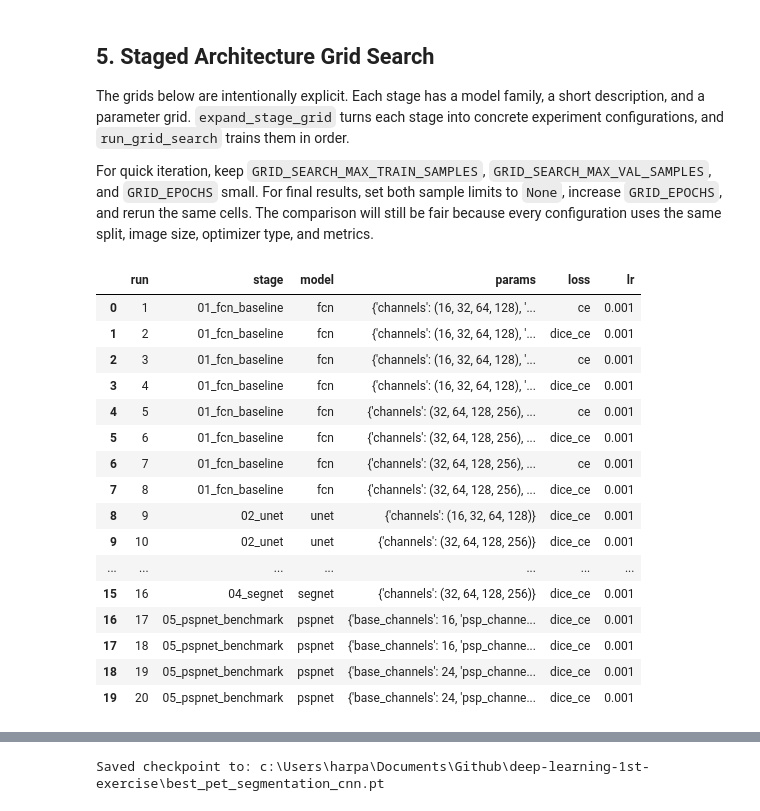
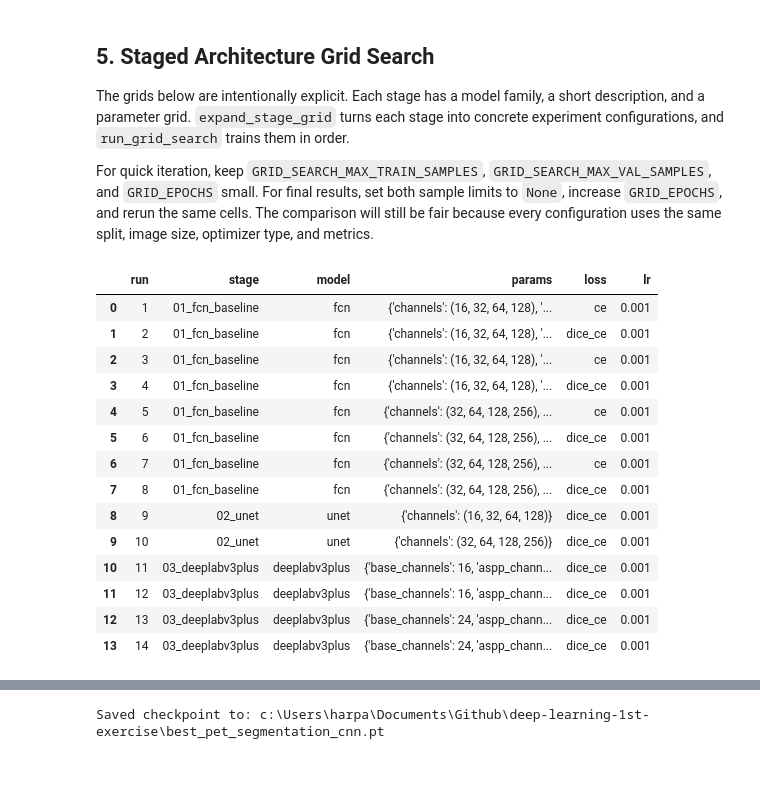
Before and after one commit to harpap/deep-learning-1st-exercise, a Jupyter notebook: cnn_project.ipynb, the cells around one changed output, grey strips where cells are left out. Drawn from its saved outputs; the diff is of its cells as text; code cells hidden in the pictures; blank space fills up the shorter version.

```diff
--- a/cnn_project.ipynb
+++ b/cnn_project.ipynb
@@ -933,28 +828,6 @@ GRID_SEARCH_STAGES = [
             aspp_channels=[64, 96],
             decoder_channels=[96],
             low_channels=[32],
-            lr=[1e-3],
-            weight_decay=[1e-4],
-            loss_name=["dice_ce"],
-        ),
-    },
-    {
-        "stage": "04_segnet",
-        "model_name": "segnet",
-        "grid": OrderedDict(
-            channels=[(16, 32, 64, 128), (32, 64, 128, 256)],
-            lr=[1e-3],
-            weight_decay=[1e-4],
-            loss_name=["dice_ce"],
-        ),
-    },
-    {
-        "stage": "05_pspnet_benchmark",
-        "model_name": "pspnet",
-        "grid": OrderedDict(
-            base_channels=[16, 24],
-            psp_channels=[96, 128],
-            pool_channels=[32],
             lr=[1e-3],
             weight_decay=[1e-4],
             loss_name=["dice_ce"],
@@ -1003,39 +876,37 @@ def all_grid_configs(stages=GRID_SEARCH_STAGES):
 
 
 configs_preview = [
     {
         "run": index + 1,
         "stage": config["stage"],
         "model": config["model_name"],
         "params": config["model_kwargs"],
         "loss": config["loss_name"],
         "lr": config["lr"],
     }
     for index, config in enumerate(all_grid_configs())
 ]
 
 if pd is not None:
     display(pd.DataFrame(configs_preview))
 else:
     display(configs_preview)
 # %% [output]
 |  | run | stage | model | params | loss | lr |
 | 0 | 1 | 01_fcn_baseline | fcn | {'channels': (16, 32, 64, 128), '... | ce | 0.001 |
 | 1 | 2 | 01_fcn_baseline | fcn | {'channels': (16, 32, 64, 128), '... | dice_ce | 0.001 |
 | 2 | 3 | 01_fcn_baseline | fcn | {'channels': (16, 32, 64, 128), '... | ce | 0.001 |
 | 3 | 4 | 01_fcn_baseline | fcn | {'channels': (16, 32, 64, 128), '... | dice_ce | 0.001 |
 | 4 | 5 | 01_fcn_baseline | fcn | {'channels': (32, 64, 128, 256), ... | ce | 0.001 |
 | 5 | 6 | 01_fcn_baseline | fcn | {'channels': (32, 64, 128, 256), ... | dice_ce | 0.001 |
 | 6 | 7 | 01_fcn_baseline | fcn | {'channels': (32, 64, 128, 256), ... | ce | 0.001 |
 | 7 | 8 | 01_fcn_baseline | fcn | {'channels': (32, 64, 128, 256), ... | dice_ce | 0.001 |
 | 8 | 9 | 02_unet | unet | {'channels': (16, 32, 64, 128)} | dice_ce | 0.001 |
 | 9 | 10 | 02_unet | unet | {'channels': (32, 64, 128, 256)} | dice_ce | 0.001 |
-| ... | ... | ... | ... | ... | ... | ... |
-| 15 | 16 | 04_segnet | segnet | {'channels': (32, 64, 128, 256)} | dice_ce | 0.001 |
-| 16 | 17 | 05_pspnet_benchmark | pspnet | {'base_channels': 16, 'psp_channe... | dice_ce | 0.001 |
-| 17 | 18 | 05_pspnet_benchmark | pspnet | {'base_channels': 16, 'psp_channe... | dice_ce | 0.001 |
-| 18 | 19 | 05_pspnet_benchmark | pspnet | {'base_channels': 24, 'psp_channe... | dice_ce | 0.001 |
-| 19 | 20 | 05_pspnet_benchmark | pspnet | {'base_channels': 24, 'psp_channe... | dice_ce | 0.001 |
+| 10 | 11 | 03_deeplabv3plus | deeplabv3plus | {'base_channels': 16, 'aspp_chann... | dice_ce | 0.001 |
+| 11 | 12 | 03_deeplabv3plus | deeplabv3plus | {'base_channels': 16, 'aspp_chann... | dice_ce | 0.001 |
+| 12 | 13 | 03_deeplabv3plus | deeplabv3plus | {'base_channels': 24, 'aspp_chann... | dice_ce | 0.001 |
+| 13 | 14 | 03_deeplabv3plus | deeplabv3plus | {'base_channels': 24, 'aspp_chann... | dice_ce | 0.001 |
 # %%
 def run_single_experiment(config, train_loader, val_loader, class_weights, epochs=GRID_EPOCHS, seed=SEED):
     set_seed(seed)
```
Also changed, not shown: parts of 18 cells of this notebook, 4 other files.
